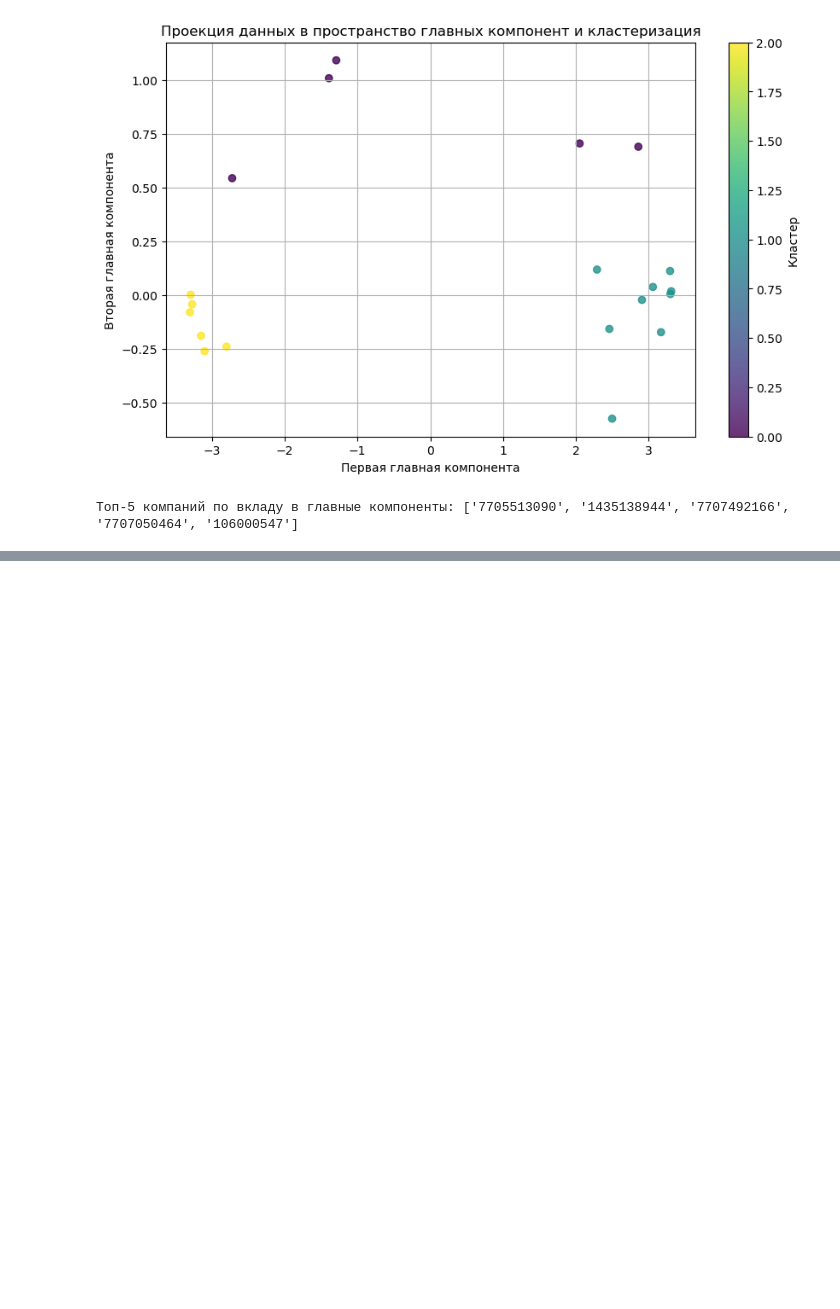
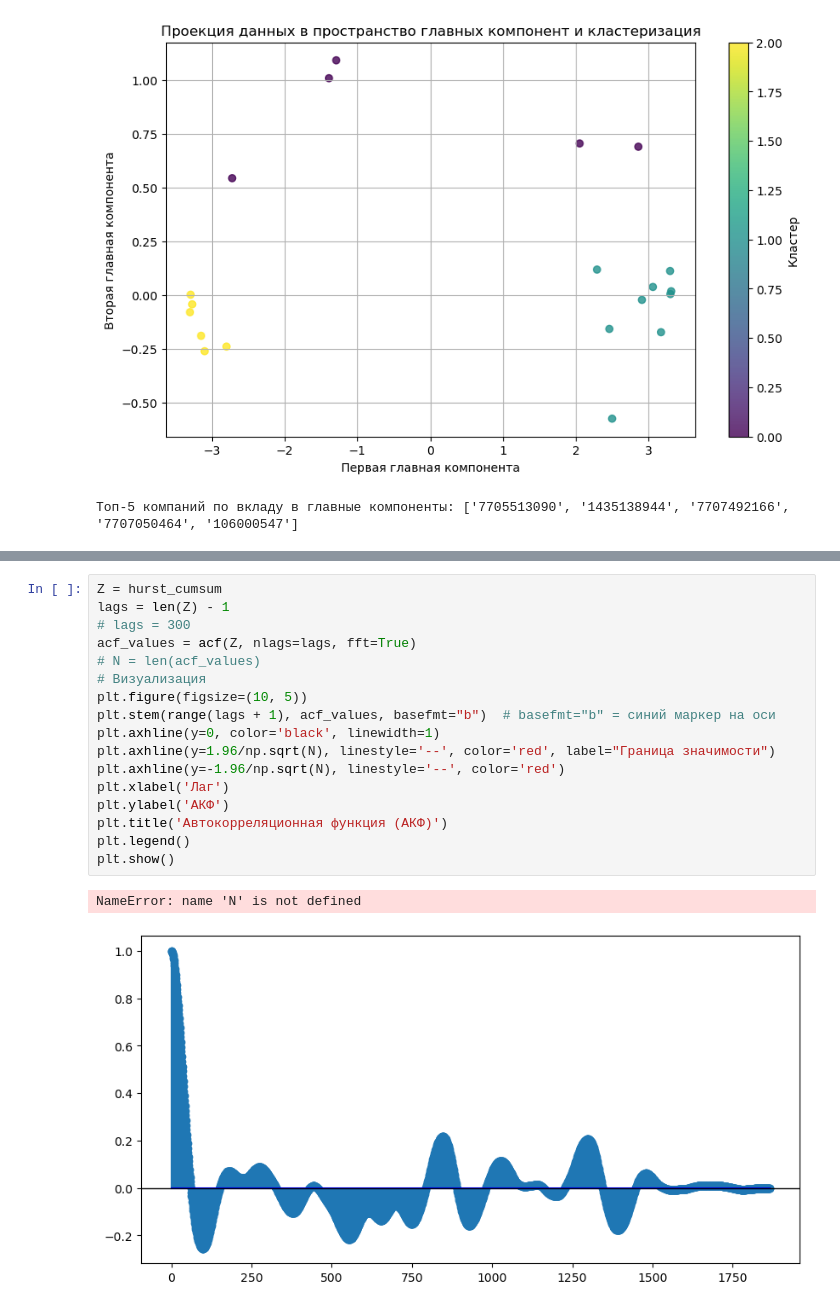
Before and after one commit to DanLip02/Ratings-analysis-project, a Jupyter notebook: jupyter_books/cross_cor_svd_resempl.ipynb, the cells around one changed output, grey strips where cells are left out. Drawn from its saved outputs; the diff is of its cells as text; blank space fills up the shorter version.

```diff
--- a/jupyter_books/cross_cor_svd_resempl.ipynb
+++ b/jupyter_books/cross_cor_svd_resempl.ipynb
@@ -338,0 +431,20 @@ print("Топ-5 компаний по вкладу в главные компо
+# %%
+Z = hurst_cumsum
+lags = len(Z) - 1
+# lags = 300
+acf_values = acf(Z, nlags=lags, fft=True)
+# N = len(acf_values)
+# Визуализация
+plt.figure(figsize=(10, 5))
+plt.stem(range(lags + 1), acf_values, basefmt="b")  # basefmt="b" = синий маркер на оси
+plt.axhline(y=0, color='black', linewidth=1)
+plt.axhline(y=1.96/np.sqrt(N), linestyle='--', color='red', label="Граница значимости")
+plt.axhline(y=-1.96/np.sqrt(N), linestyle='--', color='red')
+plt.xlabel('Лаг')
+plt.ylabel('АКФ')
+plt.title('Автокорреляционная функция (АКФ)')
+plt.legend()
+plt.show()
+# %% [output]
+NameError: name 'N' is not defined
+[figure, added]
```
Also changed, not shown: parts of 15 cells of this notebook.
